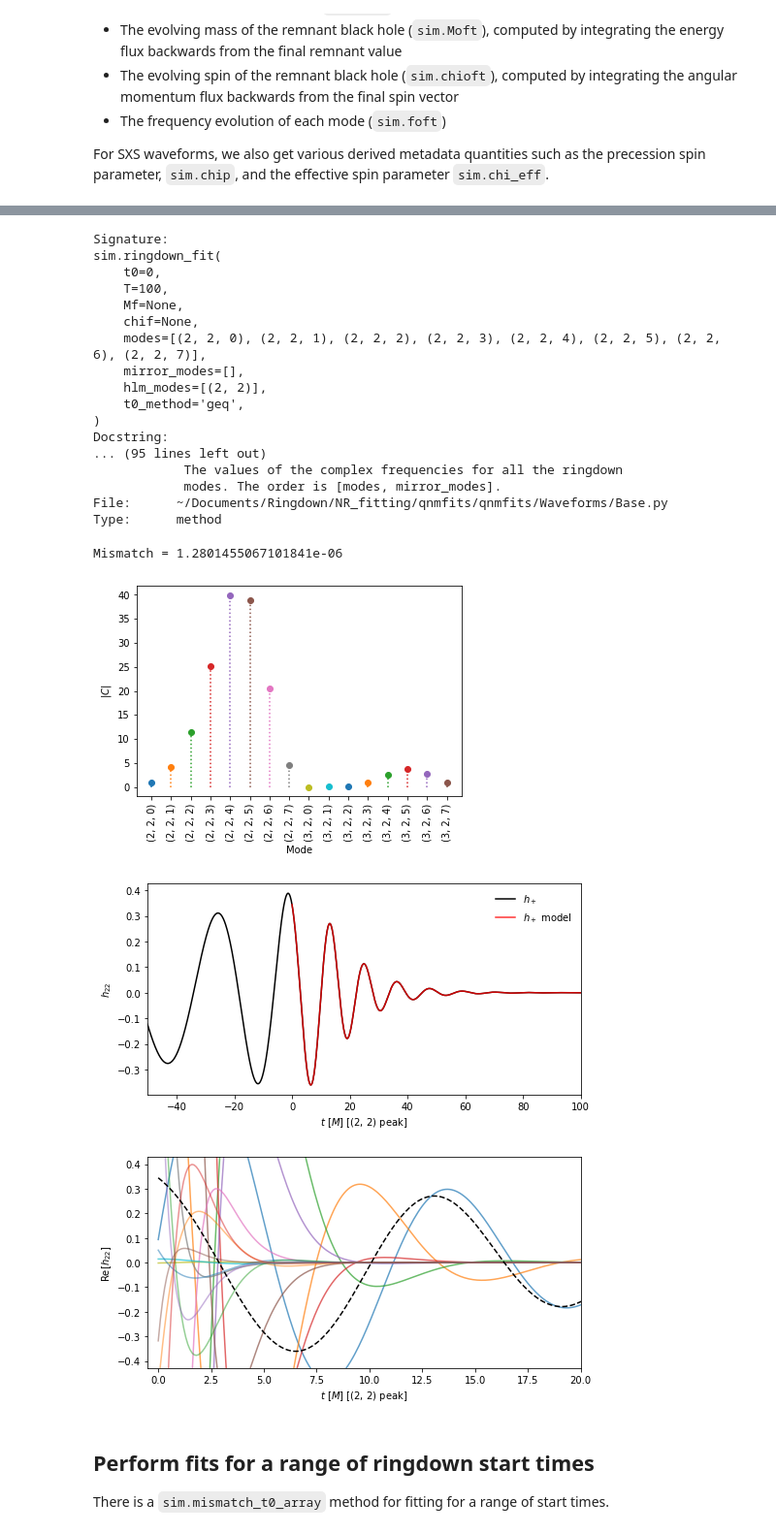
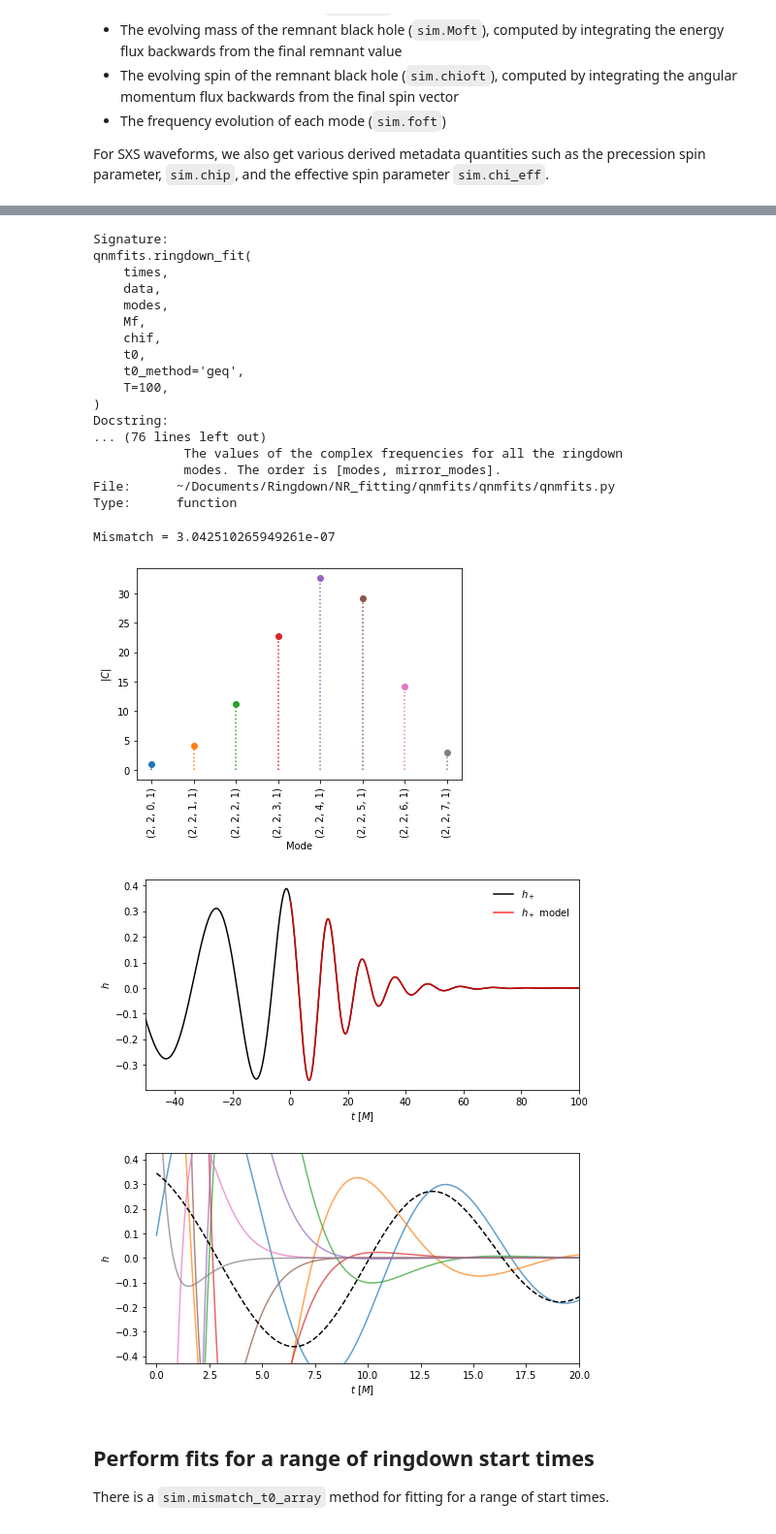
Before and after one commit to eliotfinch/qnmfits, a Jupyter notebook: examples/package_tutorial.ipynb, the cells around one changed output, grey strips where cells are left out. Shown at 97% size. Cells and saved outputs as stored; diff of their text form; code cells hidden in the pictures.

```diff
--- a/examples/package_tutorial.ipynb
+++ b/examples/package_tutorial.ipynb
@@ -61,60 +61,63 @@ Perform fits with the `sim.ringdown_fit` method:
 # %%
-sim.ringdown_fit?
+qnmfits.ringdown_fit?
 # %% [output]
 Signature:
-sim.ringdown_fit(
-    t0=0,
+qnmfits.ringdown_fit(
+    times,
+    data,
+    modes,
+    Mf,
+    chif,
+    t0,
+    t0_method='geq',
     T=100,
-    Mf=None,
-    chif=None,
-    modes=[(2, 2, 0), (2, 2, 1), (2, 2, 2), (2, 2, 3), (2, 2, 4), (2, 2, 5), (2, 2, 6), (2, 2, 7)],
-    mirror_modes=[],
-    hlm_modes=[(2, 2)],
-    t0_method='geq',
 )
 Docstring:
-... (95 lines left out)
+... (76 lines left out)
             The values of the complex frequencies for all the ringdown
             modes. The order is [modes, mirror_modes].
-File:      ~/Documents/Ringdown/NR_fitting/qnmfits/qnmfits/Waveforms/Base.py
-Type:      method
+File:      ~/Documents/Ringdown/NR_fitting/qnmfits/qnmfits/qnmfits.py
+Type:      function
 # %%
-# Perform a fit to the (2,2) and (3,2) spherical modes using a ringdown model
-# with the (2,2,n) and (3,2,n) QNMs, up to and including n = 7:
+# Perform a fit to the (2,2) spherical mode using a ringdown model with
+# overtones of the fundamental (2,2,0) mode (up to and including n=7)
 
-hlm_modes = [(2,2), (3,2)]
-modes = [(l,2,n) for l in range(2,3+1) for n in range(7+1)]
+modes = [(2,2,n,1) for n in range(7+1)]
 
-best_fit = sim.ringdown_fit(
-    t0=0,
-    T=100,
-    modes=modes,
-    hlm_modes=hlm_modes
+best_fit = qnmfits.ringdown_fit(
+    sim.times,
+    sim.h[2,2],
+    modes,
+    Mf=sim.Mf,
+    chif=sim.chif_mag,
+    t0=0
 )
 
 print(f"Mismatch = {best_fit['mismatch']}")
 
-# Plot the result
+# Some plotting functions are provided for convenience:
 
-sim.plot_mode_amplitudes(
-    best_fit['weighted_C'][2,2], best_fit['mode_labels'], log=False)
+qnmfits.plot_mode_amplitudes(
+    best_fit['C'], best_fit['mode_labels'], log=False)
 
-sim.plot_ringdown(
-    hlm_mode=(2,2), best_fit=best_fit)
+qnmfits.plot_ringdown(
+    sim.times,
+    sim.h[2,2],
+    best_fit=best_fit
+)
 
 peak_value = max(abs(sim.h[2,2]))
 
-sim.plot_ringdown_modes(
+qnmfits.plot_ringdown_modes(
     best_fit,
-    hlm_mode=(2,2),
     xlim=(-0.5,20),
     ylim=(-peak_value*1.1,peak_value*1.1),
     legend=False)
 # %% [output]
-Mismatch = 1.2801455067101841e-06
+Mismatch = 3.042510265949261e-07
-[figure, old version]
+[figure, new version]
-[figure, old version]
+[figure, new version]
-[figure, old version]
+[figure, new version]
 # %% [markdown]
 ## Perform fits for a range of ringdown start times
 
```
Also changed, not shown: parts of 8 cells of this notebook, 1 other file.
